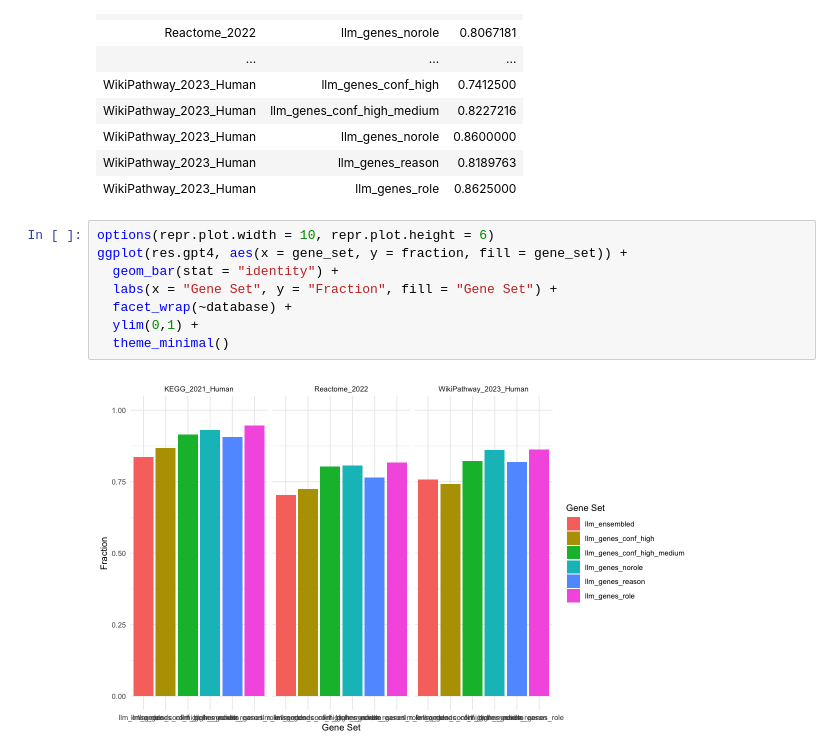
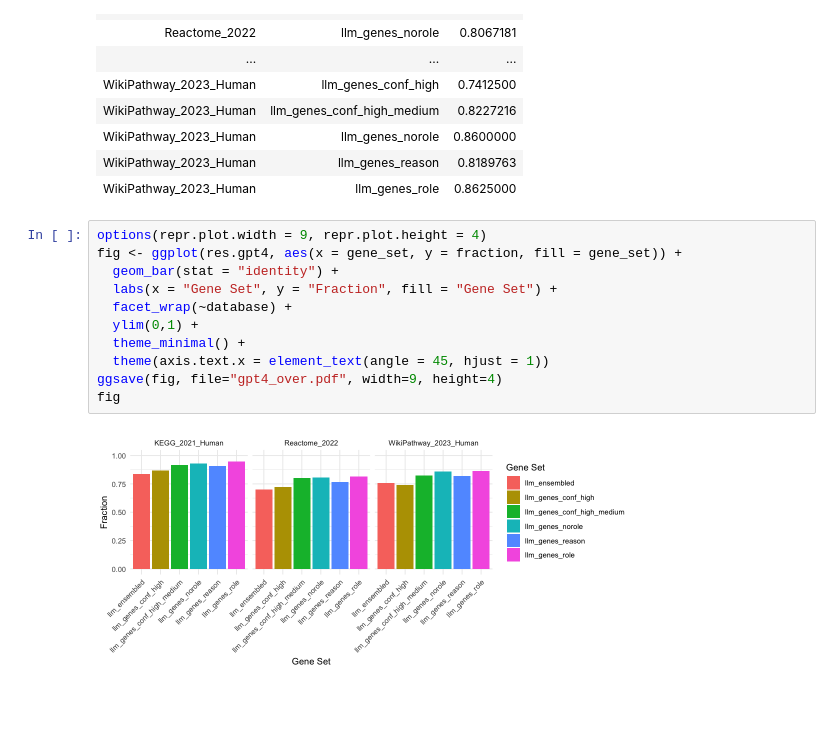
Before and after one commit to Alector-BIO/llm2geneset, a Jupyter notebook: notebooks/figures_zia.ipynb, the cells around one changed output. Drawn from its saved outputs; the diff is of its cells as text; blank space fills up the shorter version.

```diff
--- a/notebooks/figures_zia.ipynb
+++ b/notebooks/figures_zia.ipynb
@@ -259,13 +249,16 @@ A grouped_df: 18 × 3
 | WikiPathway_2023_Human | llm_genes_reason | 0.8189763 |
 | WikiPathway_2023_Human | llm_genes_role | 0.8625000 |
 # %%
-options(repr.plot.width = 10, repr.plot.height = 6)
-ggplot(res.gpt4, aes(x = gene_set, y = fraction, fill = gene_set)) +
+options(repr.plot.width = 9, repr.plot.height = 4)
+fig <- ggplot(res.gpt4, aes(x = gene_set, y = fraction, fill = gene_set)) +
   geom_bar(stat = "identity") +
   labs(x = "Gene Set", y = "Fraction", fill = "Gene Set") +
   facet_wrap(~database) +
   ylim(0,1) +
-  theme_minimal()
+  theme_minimal() +
+  theme(axis.text.x = element_text(angle = 45, hjust = 1))
+ggsave(fig, file="gpt4_over.pdf", width=9, height=4)
+fig
 # %% [output]
-[figure, old version]
+[figure, new version]
 # %%
```
Also changed, not shown: parts of 11 cells of this notebook, 10 other files.
